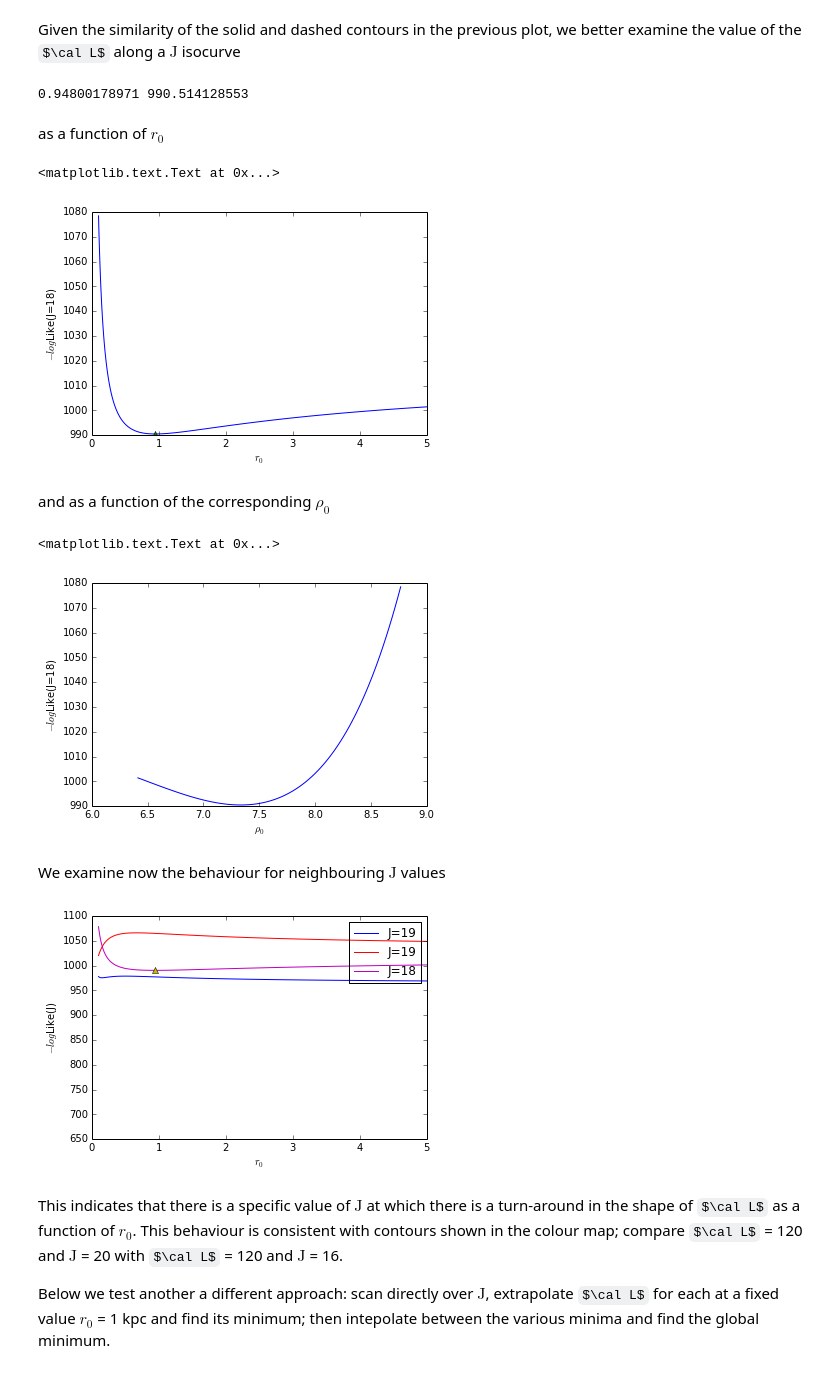
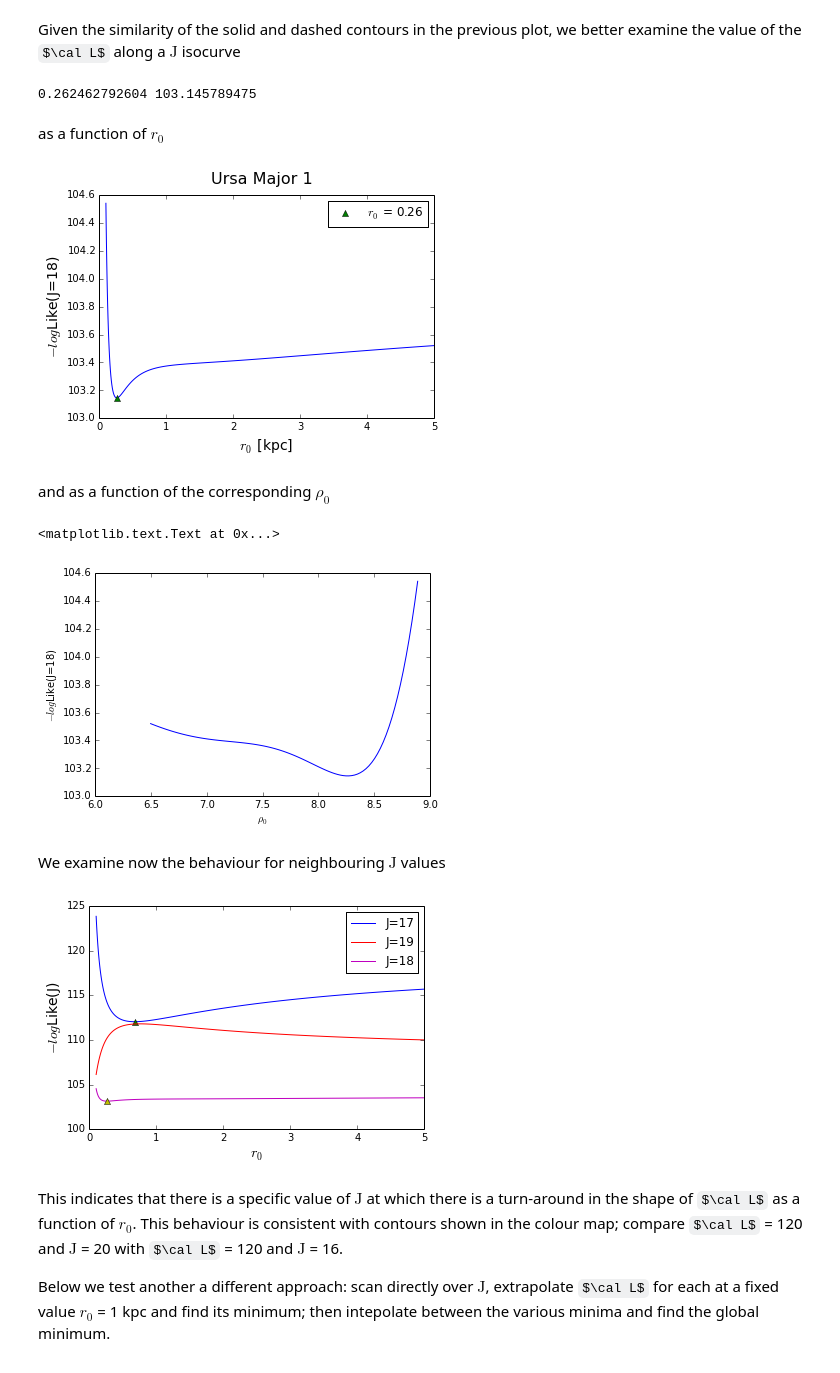
Before and after one commit to achiappo/FRESKA, a Jupyter notebook: spherical_jeans_analysis.ipynb, the cells around one changed output. Cells and saved outputs as stored; diff of their text form; code cells hidden in the pictures; some formulas as TeX source.

```diff
--- a/spherical_jeans_analysis.ipynb
+++ b/spherical_jeans_analysis.ipynb
@@ -162,6 +162,7 @@ L &= \prod_{i=1}^N\frac{e^{-\frac{(v_i-u)^2}{2\sigma_i^2}}}{\sqrt{2\pi\sigma_i^2
 
 We can forget about the $2\pi$ in the minimization, but we can be clever about the way to proceed with minimizing ${\cal L}$, as mentioned above. First we need to look at typical data
 # %%
+from os import mkdir
 def get_data(gal):
 
  #  Read the parameter from the input file
@@ -195,7 +196,8 @@ def get_data(gal):
 
     return x,v,dv,rh,rt,nstars,D,pa
 
-dwarf = 'dra'
+dwarf = 'umaI'
+#mkdir('/home/andrea/Desktop/work/DWARF/Jvalue/output/%s'%dwarf)
 data = get_data(dwarf)
 R=data[0]
 v=data[1]
@@ -297,7 +285,7 @@ plt.plot(10**results['x'],results['fun'],'v')
 min_arrays = np.zeros_like(r0_array)
 fmin_arrays = np.zeros_like(r0_array)
 for j,r0 in enumerate(r0_array):
-    results = sciopt.minimize_scalar(MinFunc,args=(j,))
+    results = sciopt.minimize_scalar(MinFunc,bracket=(5,10),args=(j,))
     min_arrays[j]=results['x']
     fmin_arrays[j]=results['fun']
 #plt.figure()
@@ -493,11 +472,11 @@ Given the similarity of the solid and dashed contours in the previous plot, we b
 # %%
 tmax=0.5
 rt=np.inf
-J=18.
+Jtest=18.
 rho0j = np.zeros_like(r0_array)
 LikeJj = np.zeros_like(r0_array)
 for j,r0 in enumerate(r0_array):
-    min_deltaJj = sciopt.minimize_scalar(deltaJ,args=(J,D,rt,r0,tmax),tol=1e-8)
+    min_deltaJj = sciopt.minimize_scalar(deltaJ,args=(Jtest,D,rt,r0,tmax),tol=1e-8)
     rho0j[j] = min_deltaJj.x
     LikeJj[j] = logLike(10.**min_deltaJj.x*r0**3.,j)
 # %%
@@ -505,19 +484,21 @@ spline_LikeJ_r0 = spline(r0_array,LikeJj,s=0)
 min_LikeJ_r0 = sciopt.minimize_scalar(spline_LikeJ_r0)
 print min_LikeJ_r0.x,spline_LikeJ_r0(min_LikeJ_r0.x)
 # %% [output]
-0.94800178971 990.514128553
+0.262462792604 103.145789475
 # %% [markdown]
 as a function of $r_0$
 # %%
 plt.plot(r0_array,LikeJj)
-plt.plot(min_LikeJ_r0.x,spline_LikeJ_r0(min_LikeJ_r0.x),'^')
+plt.plot(min_LikeJ_r0.x,spline_LikeJ_r0(min_LikeJ_r0.x),'^',
+         label=r'$r_0$ = %.2f'%min_LikeJ_r0.x)
 plt.xlim(0,5)
-plt.xlabel(r'$r_0$')
-plt.ylabel(r'$-log$Like(J=%i)'%J)
-#plt.savefig('output/LikeJ18.png',dpi=100,format='png')
+plt.xlabel(r'$r_0$ [kpc]',fontsize=14)
+plt.ylabel(r'$-log$Like(J=%i)'%Jtest,fontsize=14)
+plt.legend(numpoints=1,loc='upper right',fontsize=12)
+plt.suptitle('Ursa Major 1',fontsize=16)
+plt.savefig('output/%s/LikeJ%i_%s.png'%(dwarf,Jtest,dwarf),dpi=300,format='png')
 # %% [output]
-<matplotlib.text.Text at 0x...>
-[figure, old version]
+[figure, new version]
 # %% [markdown]
 and as a function of the corresponding $\rho_0$
 # %%
@@ -526,13 +507,13 @@ plt.xlabel(r'$\rho_0$')
 plt.ylabel(r'$-log$Like(J=18)')
 # %% [output]
 <matplotlib.text.Text at 0x...>
-[figure, old version]
+[figure, new version]
 # %% [markdown]
 We examine now the behaviour for neighbouring $\mathrm{J}$ values
 # %%
 tmax=0.5
 rt=np.inf
-for J in (19,19.8):
+for J in (17,19):
     LikeJ_values = np.zeros_like(r0_array)
     for j,r0 in enumerate(r0_array):
         min_deltaJ = sciopt.minimize_scalar(deltaJ,args=(J,D,rt,r0,tmax),tol=1e-8)
@@ -541,15 +522,15 @@ for J in (19,19.8):
     min_LikeJ = sciopt.minimize_scalar(spline_LikeJ,bracket=(1e-3,2.),tol=1e-8)
     plt.plot(r0_array,LikeJ_values,label='J=%i'%J)
     plt.plot(min_LikeJ.x,spline_LikeJ(min_LikeJ.x),'^')
-plt.plot(r0_array,LikeJj,label='J=18')
+plt.plot(r0_array,LikeJj,label='J=%i'%Jtest)
 plt.plot(min_LikeJ_r0.x,spline_LikeJ_r0(min_LikeJ_r0.x),'^')
 plt.xlim(0,5)
 plt.legend(numpoints=1,loc='upper right')
-plt.xlabel(r'$r_0$')
-plt.ylabel(r'$-log$Like(J)')
-plt.savefig('output/LikeJmulti_%s.png'%dwarf,dpi=100,format='png')
+plt.xlabel(r'$r_0$ [kpc]',fontsize=14)
+plt.ylabel(r'$-log$Like(J)',fontsize=14)
+plt.savefig('output/%s/LikeJmulti_%s.png'%(dwarf,dwarf),dpi=300,format='png')
 # %% [output]
-[figure, old version]
+[figure, new version]
 # %% [markdown]
 This indicates that there is a specific value of $\textrm{J}$ at which there is a turn-around in the shape of $\cal L$ as a function of $r_0$. This behaviour is consistent with contours shown in the colour map; compare $\cal L$ = 120 and $\textrm{J}$ = 20 with $\cal L$ = 120 and $\textrm{J}$ = 16.
 
```
Also changed, not shown: parts of 23 cells of this notebook.
